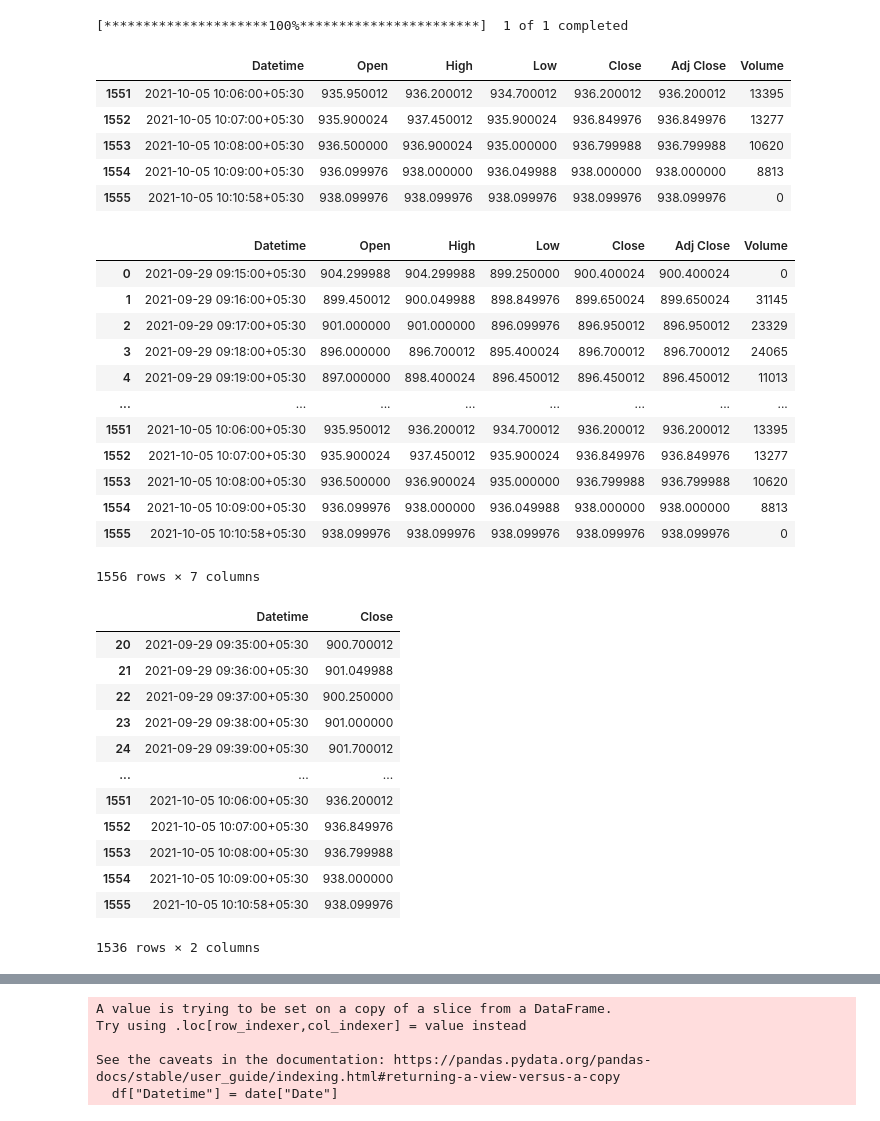
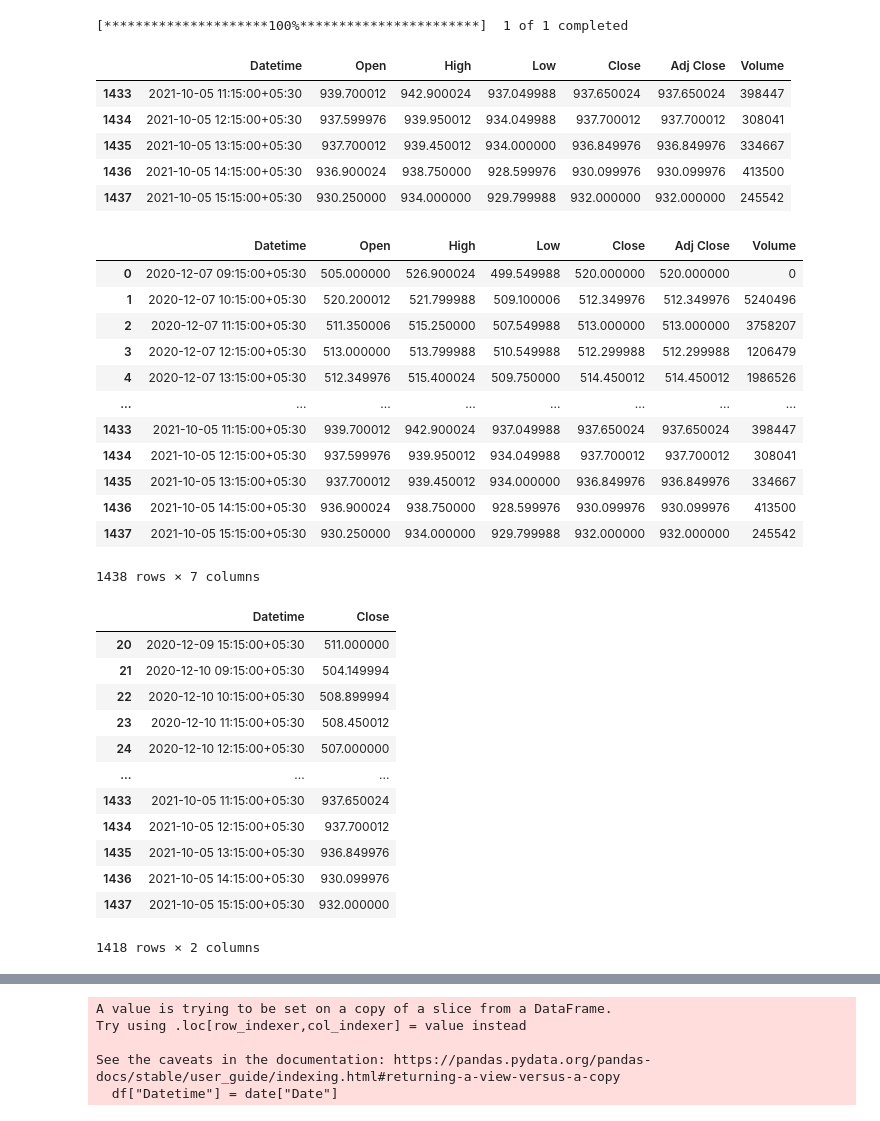
Before and after one commit to ViirajPatel/sem7, a Jupyter notebook: old/prophet.ipynb, the cells around one changed output, grey strips where cells are left out. Drawn from its saved outputs; the diff is of its cells as text; code cells hidden in the pictures.

```diff
--- a/old/prophet.ipynb
+++ b/old/prophet.ipynb
@@ -11,17 +11,17 @@ data.to_csv("IRCTC.csv")
 # %% [output]
 [*********************100%***********************]  1 of 1 completed
 # %%
-df_temp=pd.read_csv("TATACHEM.csv")
+df_temp=pd.read_csv("TATACHEMok.csv")
 
 
 df_temp.tail()
 # %% [output]
 |  | Datetime | Open | High | Low | Close | Adj Close | Volume |
-| 1551 | 2021-10-05 10:06:00+05:30 | 935.950012 | 936.200012 | 934.700012 | 936.200012 | 936.200012 | 13395 |
-| 1552 | 2021-10-05 10:07:00+05:30 | 935.900024 | 937.450012 | 935.900024 | 936.849976 | 936.849976 | 13277 |
-| 1553 | 2021-10-05 10:08:00+05:30 | 936.500000 | 936.900024 | 935.000000 | 936.799988 | 936.799988 | 10620 |
-| 1554 | 2021-10-05 10:09:00+05:30 | 936.099976 | 938.000000 | 936.049988 | 938.000000 | 938.000000 | 8813 |
-| 1555 | 2021-10-05 10:10:58+05:30 | 938.099976 | 938.099976 | 938.099976 | 938.099976 | 938.099976 | 0 |
+| 1433 | 2021-10-05 11:15:00+05:30 | 939.700012 | 942.900024 | 937.049988 | 937.650024 | 937.650024 | 398447 |
+| 1434 | 2021-10-05 12:15:00+05:30 | 937.599976 | 939.950012 | 934.049988 | 937.700012 | 937.700012 | 308041 |
+| 1435 | 2021-10-05 13:15:00+05:30 | 937.700012 | 939.450012 | 934.000000 | 936.849976 | 936.849976 | 334667 |
+| 1436 | 2021-10-05 14:15:00+05:30 | 936.900024 | 938.750000 | 928.599976 | 930.099976 | 930.099976 | 413500 |
+| 1437 | 2021-10-05 15:15:00+05:30 | 930.250000 | 934.000000 | 929.799988 | 932.000000 | 932.000000 | 245542 |
 # %%
 
 #df_temp = pd.read_csv("IRCTC.csv")
@@ -29,18 +29,18 @@ df_temp.tail()
 df_temp
 # %% [output]
 |  | Datetime | Open | High | Low | Close | Adj Close | Volume |
-| 0 | 2021-09-29 09:15:00+05:30 | 904.299988 | 904.299988 | 899.250000 | 900.400024 | 900.400024 | 0 |
-| 1 | 2021-09-29 09:16:00+05:30 | 899.450012 | 900.049988 | 898.849976 | 899.650024 | 899.650024 | 31145 |
-| 2 | 2021-09-29 09:17:00+05:30 | 901.000000 | 901.000000 | 896.099976 | 896.950012 | 896.950012 | 23329 |
-| 3 | 2021-09-29 09:18:00+05:30 | 896.000000 | 896.700012 | 895.400024 | 896.700012 | 896.700012 | 24065 |
-| 4 | 2021-09-29 09:19:00+05:30 | 897.000000 | 898.400024 | 896.450012 | 896.450012 | 896.450012 | 11013 |
+| 0 | 2020-12-07 09:15:00+05:30 | 505.000000 | 526.900024 | 499.549988 | 520.000000 | 520.000000 | 0 |
+| 1 | 2020-12-07 10:15:00+05:30 | 520.200012 | 521.799988 | 509.100006 | 512.349976 | 512.349976 | 5240496 |
+| 2 | 2020-12-07 11:15:00+05:30 | 511.350006 | 515.250000 | 507.549988 | 513.000000 | 513.000000 | 3758207 |
+| 3 | 2020-12-07 12:15:00+05:30 | 513.000000 | 513.799988 | 510.549988 | 512.299988 | 512.299988 | 1206479 |
+| 4 | 2020-12-07 13:15:00+05:30 | 512.349976 | 515.400024 | 509.750000 | 514.450012 | 514.450012 | 1986526 |
 | ... | ... | ... | ... | ... | ... | ... | ... |
-| 1551 | 2021-10-05 10:06:00+05:30 | 935.950012 | 936.200012 | 934.700012 | 936.200012 | 936.200012 | 13395 |
-| 1552 | 2021-10-05 10:07:00+05:30 | 935.900024 | 937.450012 | 935.900024 | 936.849976 | 936.849976 | 13277 |
-| 1553 | 2021-10-05 10:08:00+05:30 | 936.500000 | 936.900024 | 935.000000 | 936.799988 | 936.799988 | 10620 |
-| 1554 | 2021-10-05 10:09:00+05:30 | 936.099976 | 938.000000 | 936.049988 | 938.000000 | 938.000000 | 8813 |
-| 1555 | 2021-10-05 10:10:58+05:30 | 938.099976 | 938.099976 | 938.099976 | 938.099976 | 938.099976 | 0 |
+| 1433 | 2021-10-05 11:15:00+05:30 | 939.700012 | 942.900024 | 937.049988 | 937.650024 | 937.650024 | 398447 |
+| 1434 | 2021-10-05 12:15:00+05:30 | 937.599976 | 939.950012 | 934.049988 | 937.700012 | 937.700012 | 308041 |
+| 1435 | 2021-10-05 13:15:00+05:30 | 937.700012 | 939.450012 | 934.000000 | 936.849976 | 936.849976 | 334667 |
+| 1436 | 2021-10-05 14:15:00+05:30 | 936.900024 | 938.750000 | 928.599976 | 930.099976 | 930.099976 | 413500 |
+| 1437 | 2021-10-05 15:15:00+05:30 | 930.250000 | 934.000000 | 929.799988 | 932.000000 | 932.000000 | 245542 |
-1556 rows × 7 columns
+1438 rows × 7 columns
 # %%
 
 df=df_temp[["Datetime","Close"]]
@@ -48,18 +48,18 @@ df=df_temp[["Datetime","Close"]]
 df[20:]
 # %% [output]
 |  | Datetime | Close |
-| 20 | 2021-09-29 09:35:00+05:30 | 900.700012 |
-| 21 | 2021-09-29 09:36:00+05:30 | 901.049988 |
-| 22 | 2021-09-29 09:37:00+05:30 | 900.250000 |
-| 23 | 2021-09-29 09:38:00+05:30 | 901.000000 |
-| 24 | 2021-09-29 09:39:00+05:30 | 901.700012 |
+| 20 | 2020-12-09 15:15:00+05:30 | 511.000000 |
+| 21 | 2020-12-10 09:15:00+05:30 | 504.149994 |
+| 22 | 2020-12-10 10:15:00+05:30 | 508.899994 |
+| 23 | 2020-12-10 11:15:00+05:30 | 508.450012 |
+| 24 | 2020-12-10 12:15:00+05:30 | 507.000000 |
 | ... | ... | ... |
-| 1551 | 2021-10-05 10:06:00+05:30 | 936.200012 |
-| 1552 | 2021-10-05 10:07:00+05:30 | 936.849976 |
-| 1553 | 2021-10-05 10:08:00+05:30 | 936.799988 |
-| 1554 | 2021-10-05 10:09:00+05:30 | 938.000000 |
-| 1555 | 2021-10-05 10:10:58+05:30 | 938.099976 |
+| 1433 | 2021-10-05 11:15:00+05:30 | 937.650024 |
+| 1434 | 2021-10-05 12:15:00+05:30 | 937.700012 |
+| 1435 | 2021-10-05 13:15:00+05:30 | 936.849976 |
+| 1436 | 2021-10-05 14:15:00+05:30 | 930.099976 |
+| 1437 | 2021-10-05 15:15:00+05:30 | 932.000000 |
-1536 rows × 2 columns
+1418 rows × 2 columns
 # %%
 df
 # %% [output]
```
Also changed, not shown: parts of 13 cells of this notebook, 7 other files.
